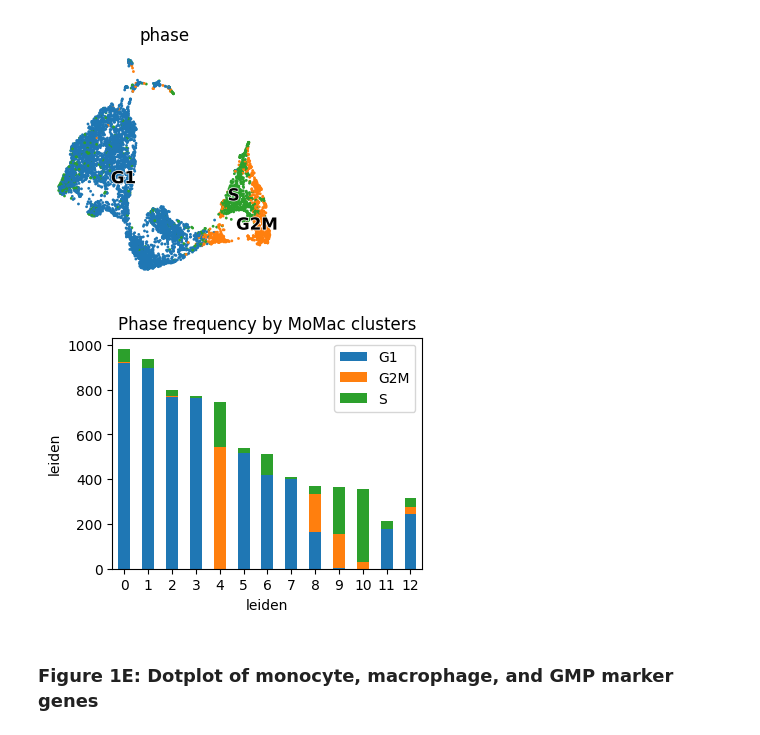
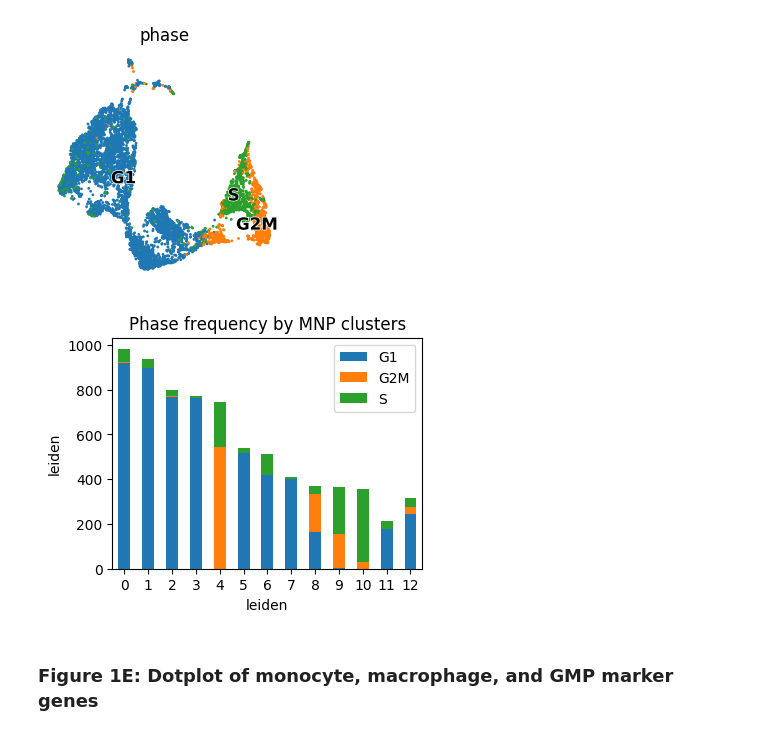
Before and after one commit to xuesoso/2022_ACE_Granuloma_Macrophage, a Jupyter notebook: notebook/analysis_notebook.ipynb, the cells around one changed output. Cells and saved outputs as stored; diff of their text form; code cells hidden in the pictures.

Commit message:
fixed the title for SFigure 3B

```diff
--- a/notebook/analysis_notebook.ipynb
+++ b/notebook/analysis_notebook.ipynb
@@ -260,16 +260,16 @@ sfig(fig, fdm+'s3A.umap_mnp_phase')
 # %%
 D = ad.obs.groupby(['leiden', 'phase']).size().unstack()
 
 fig, ax = plt.subplots(figsize=(4, 3))
 D.plot(kind='bar', stacked=True, rot=0, ax=ax)
 ax.legend(frameon=True);
 ax.set_ylabel('cell counts');
 ax.set_ylabel('leiden');
-ax.set_title('Phase frequency by MoMac clusters');
+ax.set_title('Phase frequency by MNP clusters');
 ax.grid(False)
 sfig(fig, fdm+'s3B.bar_mnp_phase_frequency')
 # %% [output]
-[figure, old version]
+[figure, new version]
 # %% [markdown]
 ### Figure 1E: Dotplot of monocyte, macrophage, and GMP marker genes
 # %%
```
Also changed, not shown: parts of 1 cell of this notebook, 2 other files.
